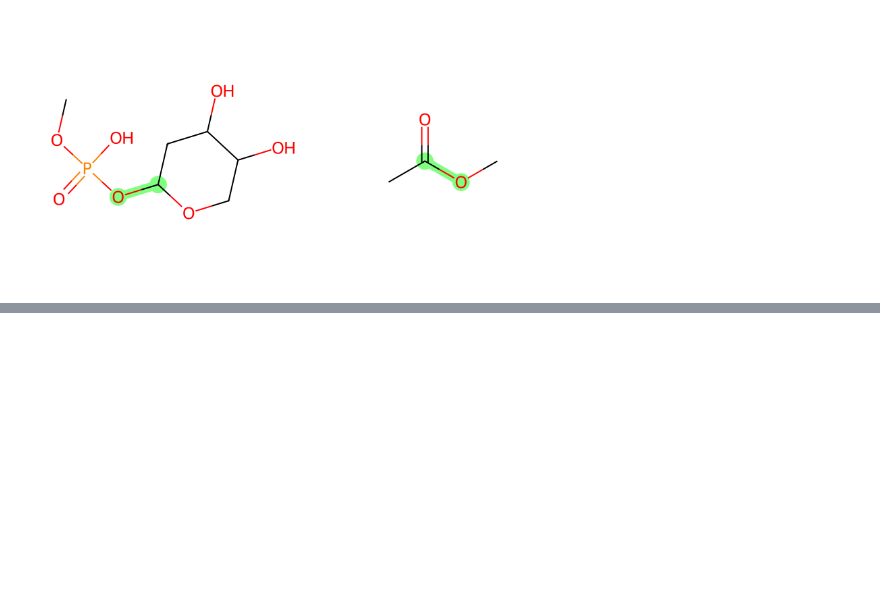
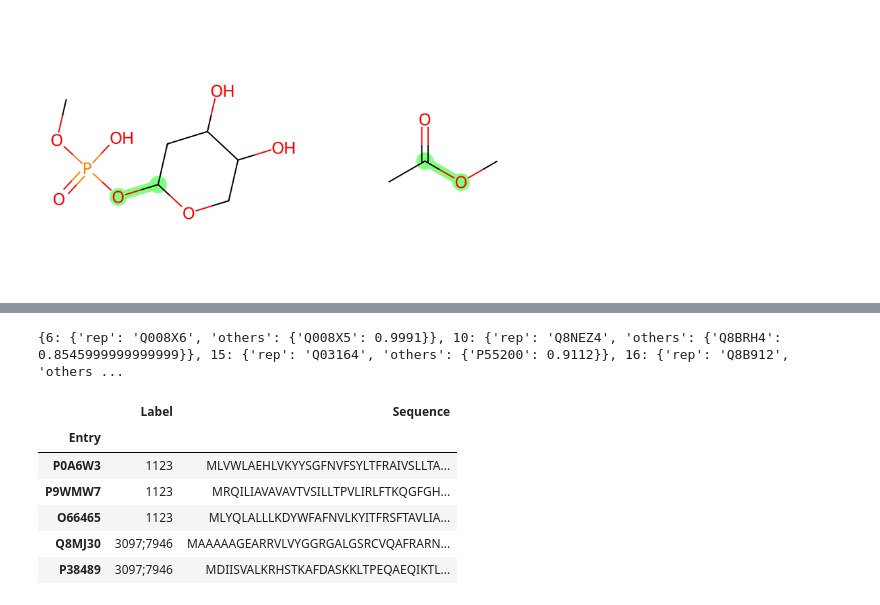
Before and after one commit to stefanpate/rcgnn, a Jupyter notebook: notebooks/hcluster.ipynb, the cells around one changed output, grey strips where cells are left out. Saved outputs shown, nothing was run; the diff lists cells and outputs as text; code cells hidden in the pictures; blank space fills up the shorter version.

```diff
--- a/notebooks/hcluster.ipynb
+++ b/notebooks/hcluster.ipynb
@@ -528,0 +630,30 @@ draw_highlight_pair(smiles, rcs)
+# %%
+cluster_patt = r'>Cluster \d+'
+repr_patt = r'\s\*[\n]'
+upid_patt = r'(?<=[>])(.+)(?=\.\.\.)'
+cluster_n_patt = r'(?<=\s)(\d+)(?=[\n])'
+seq_id_patt = r'\d+\.\d+'
+
+current_cluster = None
+clusters = {}
+for line in lines:
+    if re.match(cluster_patt, line):
+        if current_cluster:
+            clusters[current_cluster] = {'rep': representative, 'others': others}
+
+        cn = re.search(cluster_n_patt, line).group()
+        current_cluster = int(cn)
+        representative = ''
+        others = {}
+
+    elif re.search(repr_patt, line):
+        representative = re.search(upid_patt, line).group()
+
+    else:
+        seq_id = float(re.search(seq_id_patt, line).group()) / 100
+        upid = re.search(upid_patt, line).group()
+        others[upid] = seq_id
+
+clusters = {k: v for k, v in clusters.items() if v['others']}
+# %% [output]
+{6: {'rep': 'Q008X6', 'others': {'Q008X5': 0.9991}}, 10: {'rep': 'Q8NEZ4', 'others': {'Q8BRH4': 0.8545999999999999}}, 15: {'rep': 'Q03164', 'others': {'P55200': 0.9112}}, 16: {'rep': 'Q8B912', 'others ...
@@ -528,0 +667,14 @@ draw_highlight_pair(smiles, rcs)
+# %%
+toc = pd.read_csv(
+    filepath_or_buffer='/home/stef/hiec/data/sprhea/v3_folded_pt_ns.csv',
+    sep='\t'
+).set_index('Entry')
+toc.head()
+# %% [output]
+|  | Label | Sequence |
+| Entry |  |  |
+| P0A6W3 | 1123 | MLVWLAEHLVKYYSGFNVFSYLTFRAIVSLLTA... |
+| P9WMW7 | 1123 | MRQILIAVAVAVTVSILLTPVLIRLFTKQGFGH... |
+| O66465 | 1123 | MLYQLALLLKDYWFAFNVLKYITFRSFTAVLIA... |
+| Q8MJ30 | 3097;7946 | MAAAAAGEARRVLVYGGRGALGSRCVQAFRARN... |
+| P38489 | 3097;7946 | MDIISVALKRHSTKAFDASKKLTPEQAEQIKTL... |
```
Also changed, not shown: parts of 15 cells of this notebook, 8 other files.
